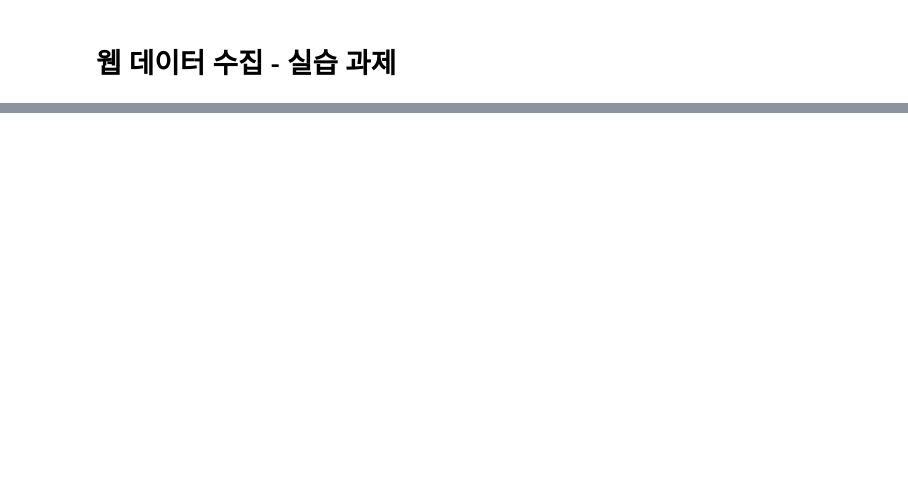
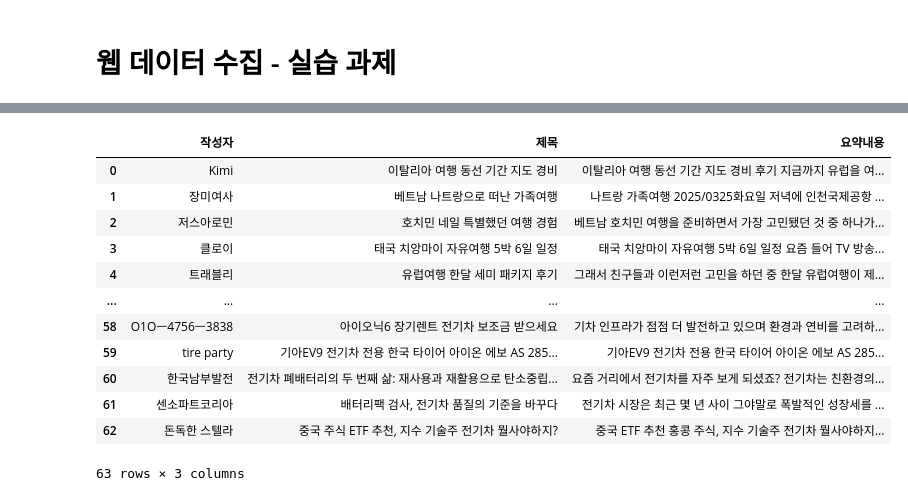
Before and after one commit to chae030/DCAV, a Jupyter notebook: webdatacollection.ipynb, the cells around one changed output, grey strips where cells are left out. Cells and saved outputs as stored; diff of their text form; code cells hidden in the pictures; blank space fills up the shorter version.

```diff
--- a/webdatacollection.ipynb
+++ b/webdatacollection.ipynb
@@ -50,0 +81,55 @@ IndexError: list index out of range
+# %%
+# 스크롤 2번 내려서 표시된 댓글의 제목 수집, 출력, csv 파일로 저장
+
+url_reviews = "https://www.imdb.com/title/tt31806037/reviews/?ref_=tt_ov_ururv"
+driver.get(url_reviews)
+
+for i in range(2) :
+    driver.execute_script("window.scrollTo(0, document.documentElement.scrollHeight);")
+    time.sleep(2)
+
+review_title_list = []
+review_title = driver.find_elements(By.CSS_SELECTOR, ".ipc-title-link-wrapper > .ipc-title__text")
+for i in range(len(review_title)) :
+    review_title_list.append(review_title[i].text)
+
+review_title_se = pd.Series(review_title_list)
+review_title_se.to_csv("review_title.csv", encoding="utf-8-sig", index = False, header=["리뷰 타이틀"])
+# %%
+# 네이버 블로그에서 여행, 화장품, 전기차 검색, 각각 3페이지 탐색, 작성자, 제목, 요약내용 dataframe 형태로 출력
+
+keywords = ["여행", "화장품", "전기차"]
+blog = []
+
+for k in keywords :
+    for i in range(1, 4) :
+        url_blog = "https://section.blog.naver.com/Search/Post.naver?pageNo="+str(i)+"&rangeType=ALL&orderBy=sim&keyword="+k
+        driver.get(url_blog)
+        time.sleep(1)
+        blog_author = driver.find_elements(By.CSS_SELECTOR, ".writer_info > .author")
+        blog_title = driver.find_elements(By.CSS_SELECTOR, ".title_post > .title")
+        blog_text = driver.find_elements(By.CSS_SELECTOR, ".info_post > .desc > .text")
+        for j in range(len(blog_author)) :
+            blog.append({
+                "작성자" : blog_author[j].text.strip(),
+                "제목" : blog_title[j].text.strip(),
+                "요약내용" : blog_text[j].text.strip()
+            })
+
+df_blog = pd.DataFrame(blog)
+df_blog.to_csv("blog_keyword_search.csv", encoding="utf-8-sig", index = False)
+df_blog
+# %% [output]
+|  | 작성자 | 제목 | 요약내용 |
+| 0 | Kimi | 이탈리아 여행 동선 기간 지도 경비 | 이탈리아 여행 동선 기간 지도 경비 후기 지금까지 유럽을 여... |
+| 1 | 장미여사 | 베트남 나트랑으로 떠난 가족여행 | 나트랑 가족여행 2025/0325화요일 저녁에 인천국제공항 ... |
+| 2 | 저스아로민 | 호치민 네일 특별했던 여행 경험 | 베트남 호치민 여행을 준비하면서 가장 고민됐던 것 중 하나가... |
+| 3 | 클로이 | 태국 치앙마이 자유여행 5박 6일 일정 | 태국 치앙마이 자유여행 5박 6일 일정 요즘 들어 TV 방송... |
+| 4 | 트래블리 | 유럽여행 한달 세미 패키지 후기 | 그래서 친구들과 이런저런 고민을 하던 중 한달 유럽여행이 제... |
+| ... | ... | ... | ... |
+| 58 | O1Oㅡ4756ㅡ3838 | 아이오닉6 장기렌트 전기차 보조금 받으세요 | 기차 인프라가 점점 더 발전하고 있으며 환경과 연비를 고려하... |
+| 59 | tire party | 기아EV9 전기차 전용 한국 타이어 아이온 에보 AS 285... | 기아EV9 전기차 전용 한국 타이어 아이온 에보 AS 285... |
+| 60 | 한국남부발전 | 전기차 폐배터리의 두 번째 삶: 재사용과 재활용으로 탄소중립... | 요즘 거리에서 전기차를 자주 보게 되셨죠? 전기차는 친환경의... |
+| 61 | 센소파트코리아 | 배터리팩 검사, 전기차 품질의 기준을 바꾸다 | 전기차 시장은 최근 몇 년 사이 그야말로 폭발적인 성장세를 ... |
+| 62 | 돈독한 스텔라 | 중국 주식 ETF 추천, 지수 기술주 전기차 뭘사야하지? | 중국 ETF 추천 홍콩 주식, 지수 기술주 전기차 뭘사야하지... |
+63 rows × 3 columns
```
Also changed, not shown: parts of 2 cells of this notebook, 6 other files.
